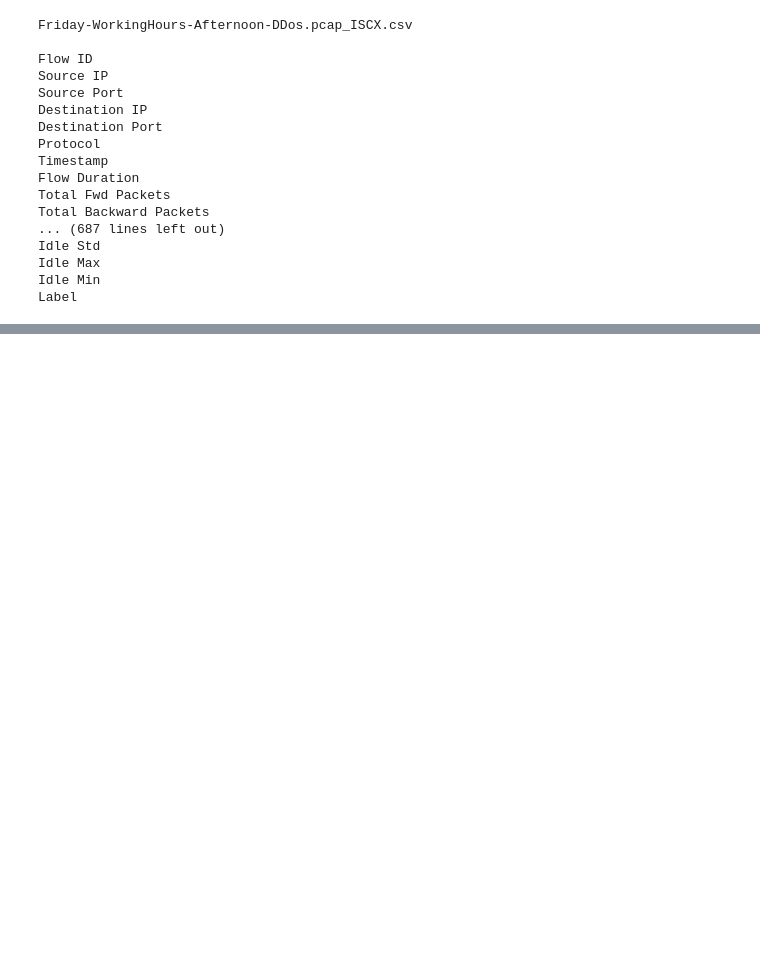
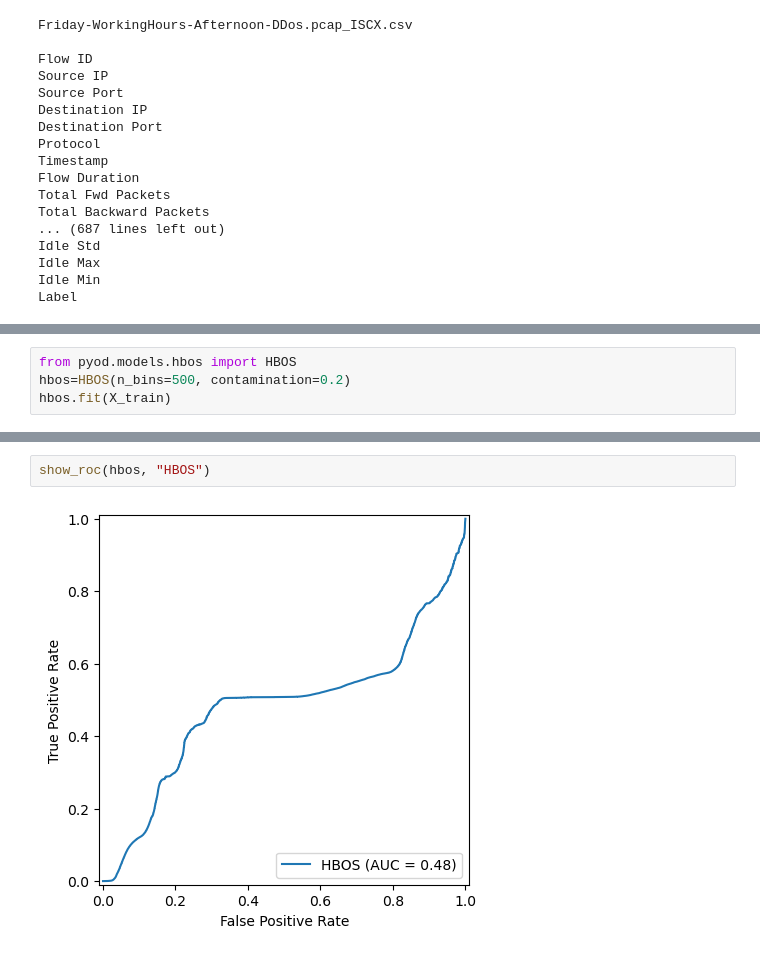
Before and after one commit to merie-san/Attack-Scenario-Reconstruction, a Jupyter notebook: jupyter notebook/reconstruction_dataset_creation.ipynb, the cells around one changed output, grey strips where cells are left out. Cells and saved outputs as stored; diff of their text form; blank space fills up the shorter version.

```diff
--- a/jupyter notebook/reconstruction_dataset_creation.ipynb
+++ b/jupyter notebook/reconstruction_dataset_creation.ipynb
@@ -604,0 +225,4 @@ with open("Anomaly detectors/mappers_dict.pkl", "wb") as f_mappers:
+# %%
+from pyod.models.hbos import HBOS
+hbos=HBOS(n_bins=500, contamination=0.2)
+hbos.fit(X_train)
@@ -604,0 +330,4 @@ with open("Anomaly detectors/mappers_dict.pkl", "wb") as f_mappers:
+# %%
+show_roc(hbos, "HBOS")
+# %% [output]
+[figure, added]
```
Also changed, not shown: parts of 186 cells of this notebook, 4 other files.
